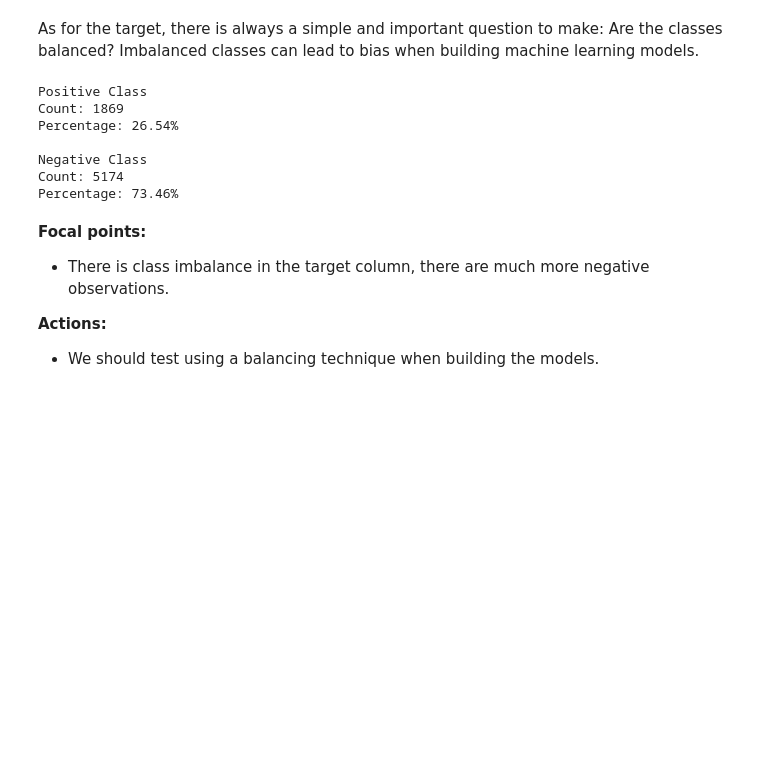
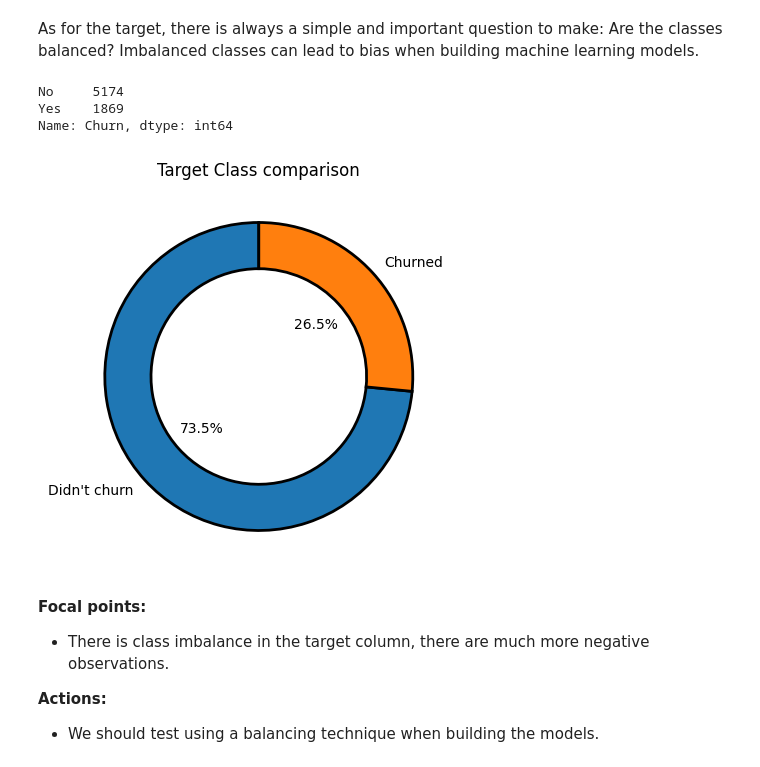
Before and after one commit to GuilhermeCLN/fraud-detection, a Jupyter notebook: churn_prediction.ipynb, the cells around one changed output. Drawn from its saved outputs; the diff is of its cells as text; code cells hidden in the pictures; blank space fills up the shorter version.

```diff
--- a/churn_prediction.ipynb
+++ b/churn_prediction.ipynb
@@ -277,27 +305,23 @@ cat_features = ['PaperlessBilling', 'Partner',
 ## Target
 # %% [markdown]
 As for the target, there is always a simple and important question to make: Are the classes balanced? Imbalanced classes can lead to bias when building machine learning models.
-# %%
-counts = df_telco_churn[target].value_counts()
-print(
-f"""
-Positive Class
-Count: {counts[1]}
-Percentage: {round(counts[1]/(counts[1]+counts[0])*100,2)}%
-
-Negative Class
-Count: {counts[0]}
-Percentage: {round((1-(counts[1]/(counts[1]+counts[0])))*100,2)}%
-"""
-)
-# %% [output]
-Positive Class
-Count: 1869
-Percentage: 26.54%
-
-Negative Class
-Count: 5174
-Percentage: 73.46%
+# %%
+counts = df_telco_churn[target].value_counts()
+counts
+# %% [output]
+No     5174
+Yes    1869
+Name: Churn, dtype: int64
+# %%
+fig, ax = plt.subplots(figsize=(5,5))
+wedgeprops = {'width':0.3, 'edgecolor':'black', 'linewidth':2}
+plt.pie(counts, autopct='%1.1f%%', labels=["Didn't churn", 'Churned'],
+        wedgeprops=wedgeprops, startangle=90, pctdistance=0.5, labeldistance=1.1)
+ax.set_title('Target Class comparison')
+
+plt.show()
+# %% [output]
+[figure, added]
 # %% [markdown]
 **Focal points:**
 
```
Also changed, not shown: parts of 23 cells of this notebook.
